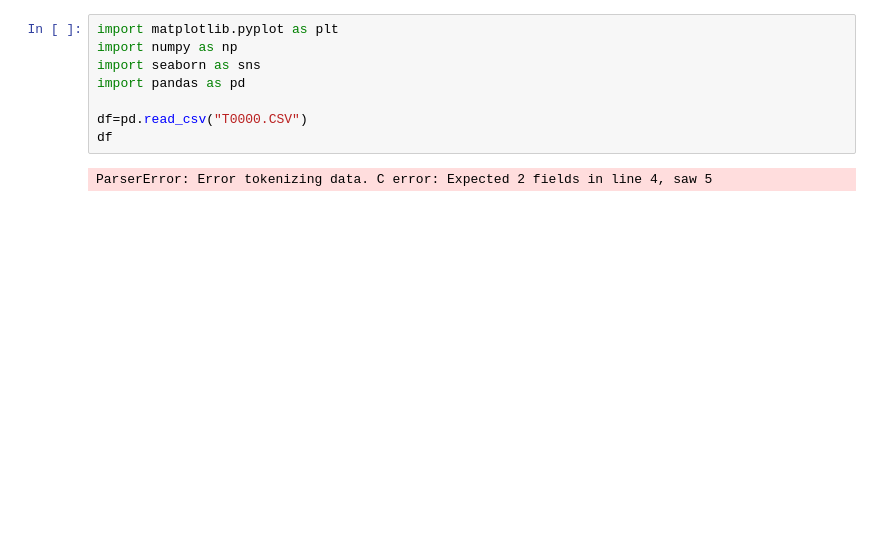
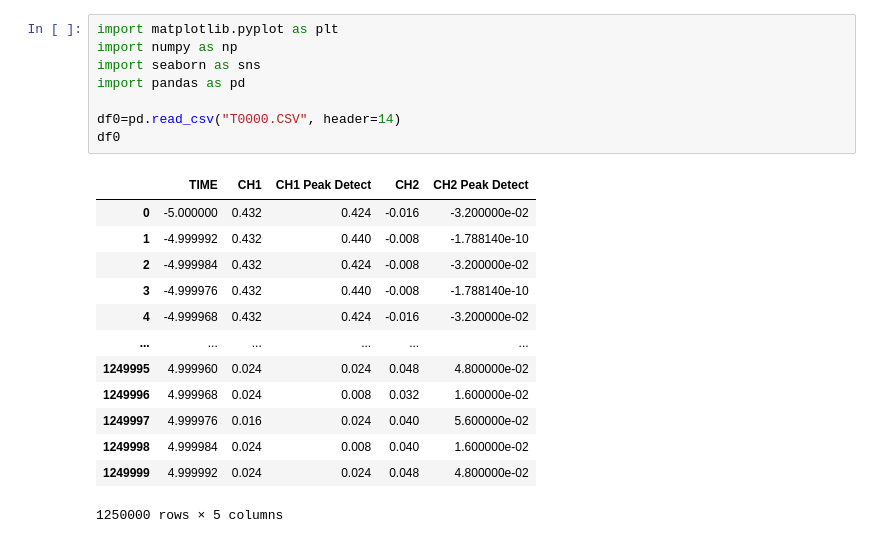
Before and after one commit to KemalOenen/Grundpraktikum2_Gruppe1_SS23, a Jupyter notebook: Versuch7/Djoxx_Pendulum.ipynb, the cells around one changed output. Cells and saved outputs as stored; diff of their text form; blank space fills up the shorter version.

```diff
--- a/Versuch7/Djoxx_Pendulum.ipynb
+++ b/Versuch7/Djoxx_Pendulum.ipynb
@@ -1,10 +1,22 @@
 # %%
 import matplotlib.pyplot as plt
 import numpy as np
 import seaborn as sns
 import pandas as pd
 
-df=pd.read_csv("T0000.CSV")
-df
+df0=pd.read_csv("T0000.CSV", header=14)
+df0
 # %% [output]
+|  | TIME | CH1 | CH1 Peak Detect | CH2 | CH2 Peak Detect |
+| 0 | -5.000000 | 0.432 | 0.424 | -0.016 | -3.200000e-02 |
+| 1 | -4.999992 | 0.432 | 0.440 | -0.008 | -1.788140e-10 |
+| 2 | -4.999984 | 0.432 | 0.424 | -0.008 | -3.200000e-02 |
+| 3 | -4.999976 | 0.432 | 0.440 | -0.008 | -1.788140e-10 |
+| 4 | -4.999968 | 0.432 | 0.424 | -0.016 | -3.200000e-02 |
+| ... | ... | ... | ... | ... | ... |
+| 1249995 | 4.999960 | 0.024 | 0.024 | 0.048 | 4.800000e-02 |
+| 1249996 | 4.999968 | 0.024 | 0.008 | 0.032 | 1.600000e-02 |
+| 1249997 | 4.999976 | 0.016 | 0.024 | 0.040 | 5.600000e-02 |
+| 1249998 | 4.999984 | 0.024 | 0.008 | 0.040 | 1.600000e-02 |
+| 1249999 | 4.999992 | 0.024 | 0.024 | 0.048 | 4.800000e-02 |
-ParserError: Error tokenizing data. C error: Expected 2 fields in line 4, saw 5
+1250000 rows × 5 columns
```
Also changed, not shown: parts of 3 cells of this notebook.
